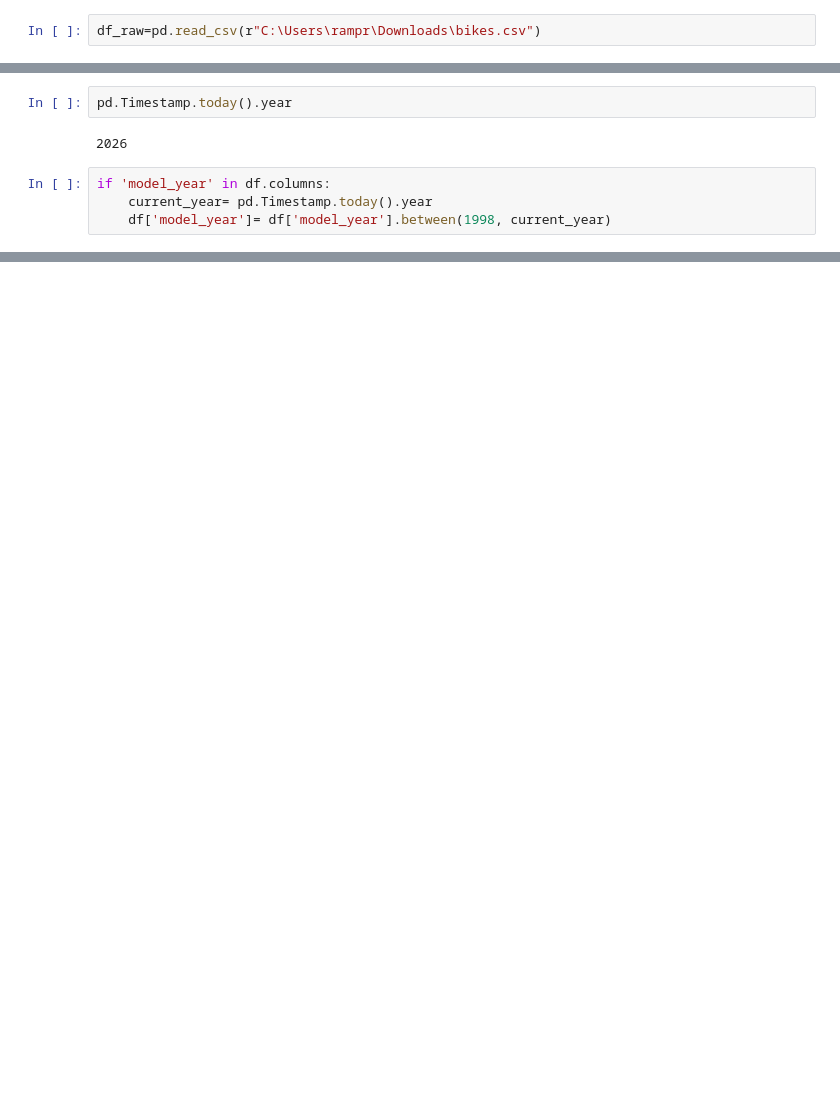
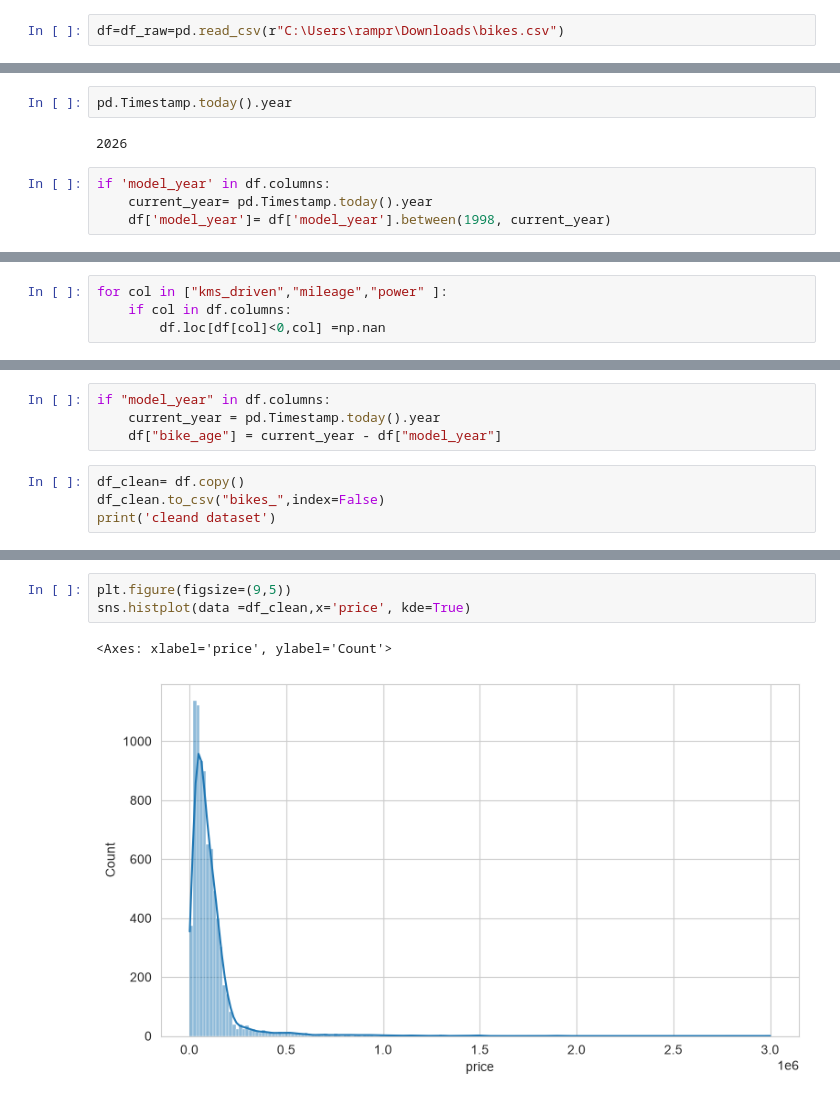
Before and after one commit to himani803/new_repo, a Jupyter notebook: Project_ML/Used_Bike_Price.ipynb, the cells around one changed output, grey strips where cells are left out. Cells and saved outputs as stored; diff of their text form; blank space fills up the shorter version.

Commit message:
Update Used Bike Price notebook with EDA, visualizations, preprocessing pipeline, and cleaned dataset

```diff
--- a/Project_ML/Used_Bike_Price.ipynb
+++ b/Project_ML/Used_Bike_Price.ipynb
@@ -22,7 +22,7 @@ print("Libraries loaded.")
 # %% [output]
 Libraries loaded.
 # %%
-df_raw=pd.read_csv(r"C:\Users\rampr\Downloads\bikes.csv")
+df=df_raw=pd.read_csv(r"C:\Users\rampr\Downloads\bikes.csv")
 # %%
 df_raw["owner"].unique()
 # %% [output]
@@ -176,0 +196,4 @@ if 'model_year' in df.columns:
+# %%
+for col in ["kms_driven","mileage","power" ]:
+    if col in df.columns:
+        df.loc[df[col]<0,col] =np.nan
@@ -176,0 +202,8 @@ if 'model_year' in df.columns:
+# %%
+if "model_year" in df.columns:
+    current_year = pd.Timestamp.today().year
+    df["bike_age"] = current_year - df["model_year"]
+# %%
+df_clean= df.copy()
+df_clean.to_csv("bikes_",index=False)
+print('cleand dataset')
@@ -176,0 +242,6 @@ if 'model_year' in df.columns:
+# %%
+plt.figure(figsize=(9,5))
+sns.histplot(data =df_clean,x='price', kde=True)
+# %% [output]
+<Axes: xlabel='price', ylabel='Count'>
+[figure, added]
```
Also changed, not shown: parts of 27 cells of this notebook, 1 other file.
